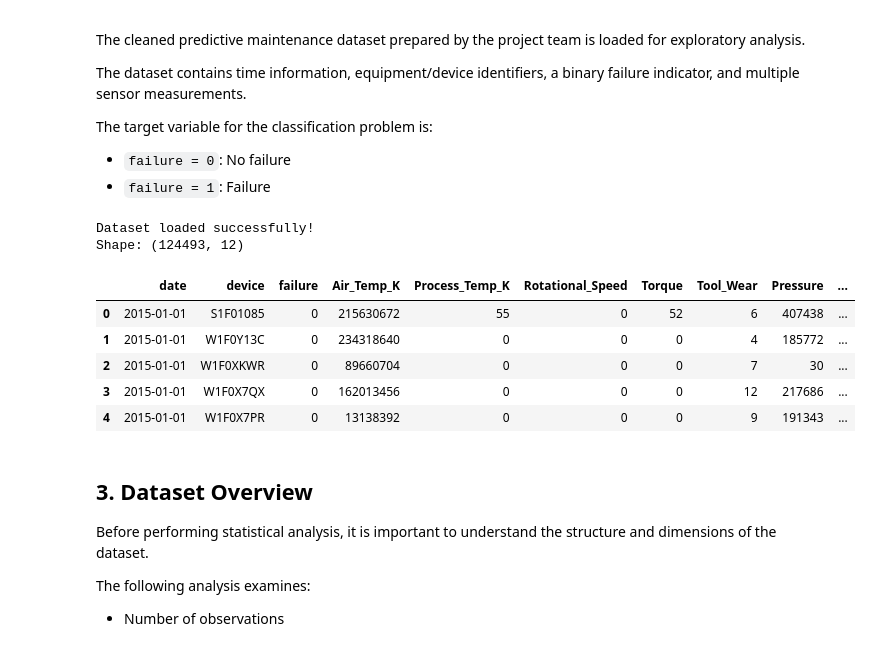
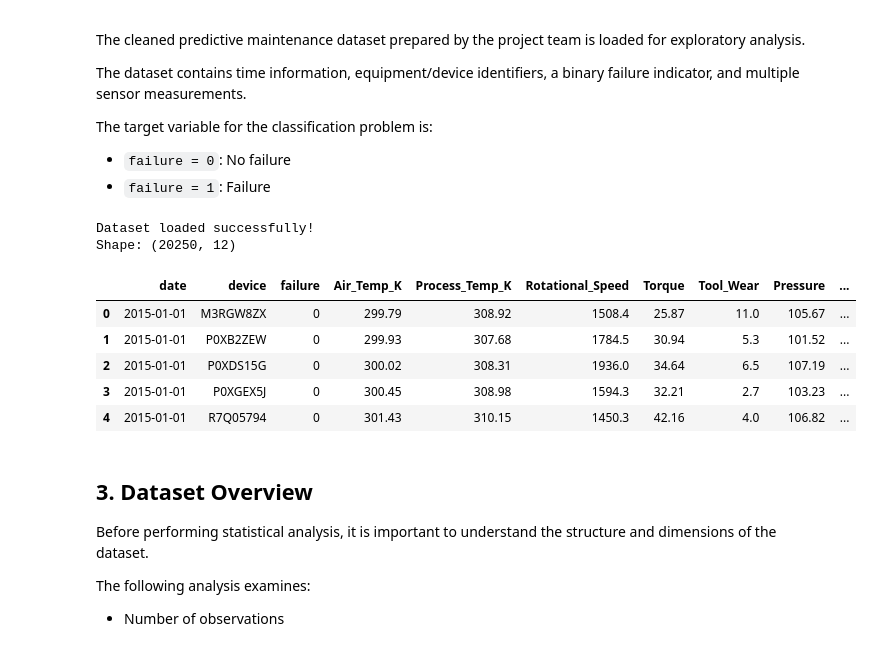
Before and after one commit to zainab1kausar338-babyseven/Predictive-Maintenance-for-Industrial-Equipment-Failure-Classification-, a Jupyter notebook: notebooks/eda.ipynb, the cells around one changed output. Cells and saved outputs as stored; diff of their text form; code cells hidden in the pictures.

```diff
--- a/notebooks/eda.ipynb
+++ b/notebooks/eda.ipynb
@@ -63,21 +63,21 @@ The target variable for the classification problem is:
 - `failure = 0`: No failure
 - `failure = 1`: Failure
 # %%
-df = pd.read_csv("../cleaned_predictive_maintenance_dataset.csv")
+df = pd.read_csv("C:\\Users\\khan\\Desktop\\house price prediction\\Predictive-Maintenance-for-Industrial-Equipment-Failure-Classification-\\data\\cleaned_predictive_maintenance_dataset.csv")
 
 print("Dataset loaded successfully!")
 print("Shape:", df.shape)
 
 display(df.head())
 # %% [output]
 Dataset loaded successfully!
-Shape: (124493, 12)
+Shape: (20250, 12)
 |  | date | device | failure | Air_Temp_K | Process_Temp_K | Rotational_Speed | Torque | Tool_Wear | Pressure | ... |
-| 0 | 2015-01-01 | S1F01085 | 0 | 215630672 | 55 | 0 | 52 | 6 | 407438 | ... |
-| 1 | 2015-01-01 | W1F0Y13C | 0 | 234318640 | 0 | 0 | 0 | 4 | 185772 | ... |
-| 2 | 2015-01-01 | W1F0XKWR | 0 | 89660704 | 0 | 0 | 0 | 7 | 30 | ... |
-| 3 | 2015-01-01 | W1F0X7QX | 0 | 162013456 | 0 | 0 | 0 | 12 | 217686 | ... |
-| 4 | 2015-01-01 | W1F0X7PR | 0 | 13138392 | 0 | 0 | 0 | 9 | 191343 | ... |
+| 0 | 2015-01-01 | M3RGW8ZX | 0 | 299.79 | 308.92 | 1508.4 | 25.87 | 11.0 | 105.67 | ... |
+| 1 | 2015-01-01 | P0XB2ZEW | 0 | 299.93 | 307.68 | 1784.5 | 30.94 | 5.3 | 101.52 | ... |
+| 2 | 2015-01-01 | P0XDS15G | 0 | 300.02 | 308.31 | 1936.0 | 34.64 | 6.5 | 107.19 | ... |
+| 3 | 2015-01-01 | P0XGEX5J | 0 | 300.45 | 308.98 | 1594.3 | 32.21 | 2.7 | 103.23 | ... |
+| 4 | 2015-01-01 | R7Q05794 | 0 | 301.43 | 310.15 | 1450.3 | 42.16 | 4.0 | 106.82 | ... |
 # %% [markdown]
 ## 3. Dataset Overview
 
```
Also changed, not shown: parts of 37 cells of this notebook.
